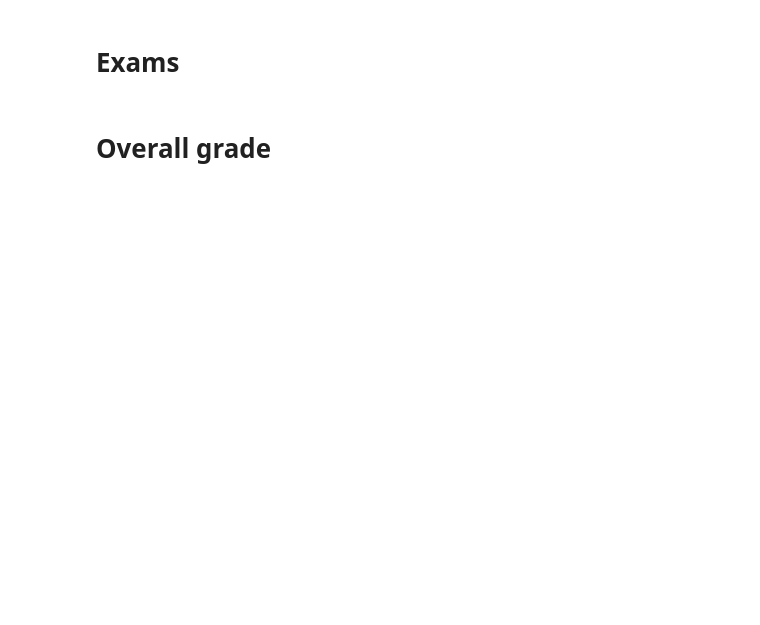
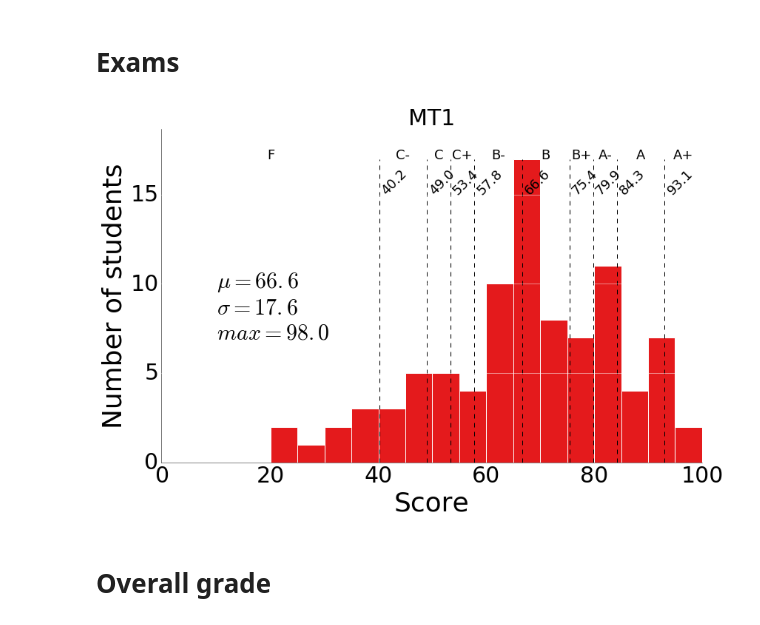
Before and after one commit to materialsvirtuallab/nano106, a Jupyter notebook: grades/Grade Stats.ipynb, the cells around one changed output. Cells and saved outputs as stored; diff of their text form; code cells hidden in the pictures; blank space fills up the shorter version.

```diff
--- a/grades/Grade Stats.ipynb
+++ b/grades/Grade Stats.ipynb
@@ -171,4 +171,8 @@ cutoffs = bar_plot(d, "PS2", annotate=True)
 #cutoffs = bar_plot(d, "PS5", annotate=True)
 # %% [markdown]
 # Exams
+# %%
+cutoffs = bar_plot(d, "MT1", annotate=True)
+# %% [output]
+[figure, added]
 # %%
```
Also changed, not shown: parts of 6 cells of this notebook.
